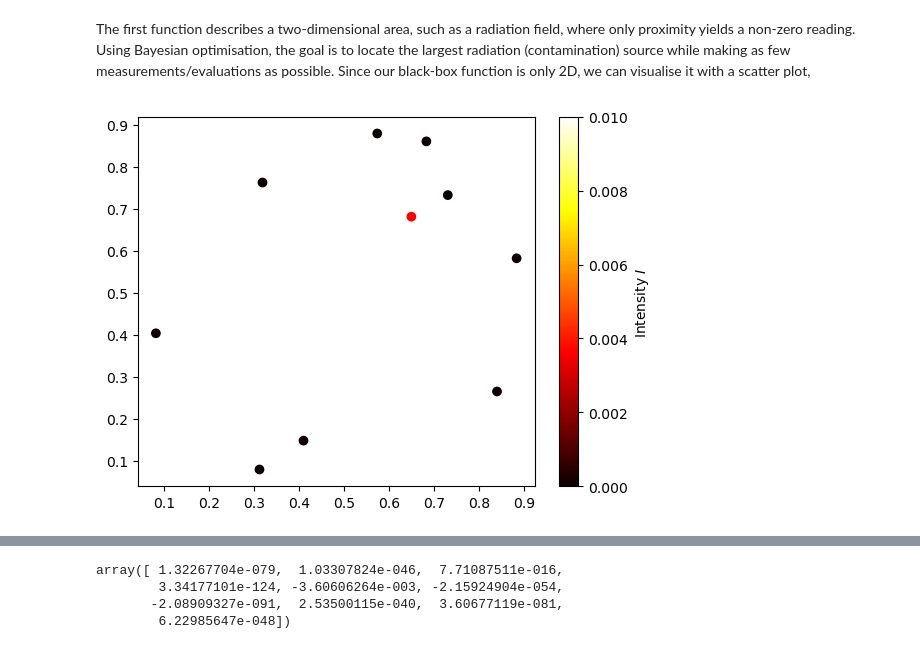
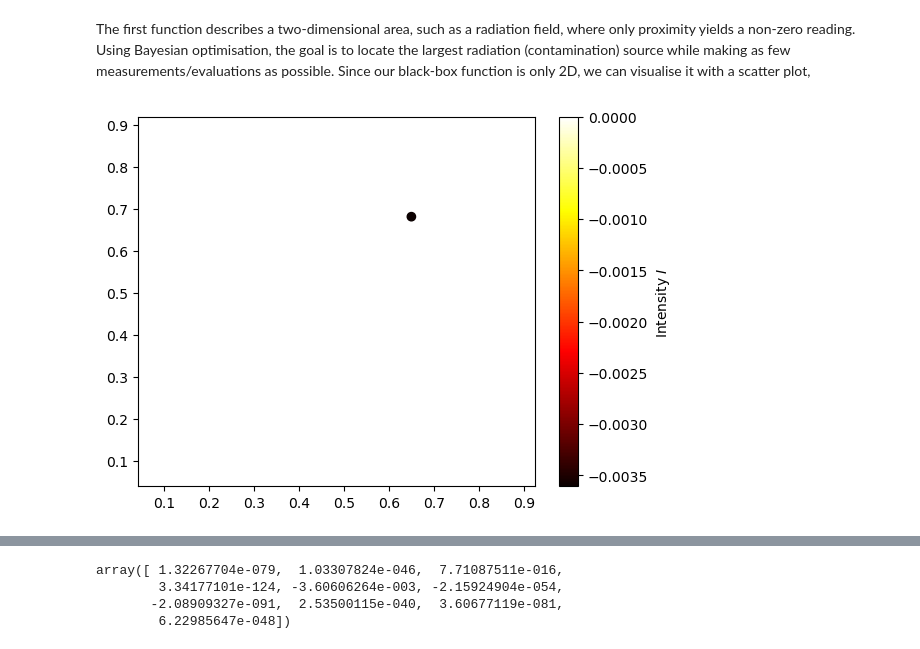
Before and after one commit to prithvi-ramrucha/Capstone-Project, a Jupyter notebook: Function 1/Function 1.ipynb, the cells around one changed output, grey strips where cells are left out. Cells and saved outputs as stored; diff of their text form; code cells hidden in the pictures.

```diff
--- a/Function 1/Function 1.ipynb
+++ b/Function 1/Function 1.ipynb
@@ -7,24 +7,24 @@ The first function describes a two-dimensional area, such as a radiation field,
 # %%
 # Depedencies,
 import numpy as np
 import matplotlib.pyplot as plt
 import matplotlib.patches as patches
 
 # SKOPT imports,
 from skopt import gp_minimize
 from skopt.space import Real
 from skopt.learning import GaussianProcessRegressor
 from skopt.learning.gaussian_process.kernels import RBF, ConstantKernel
 from skopt import Optimizer
 from joblib import dump, load
 
 # Loading known evaluations,
 X, y = np.load("initial_inputs.npy"), np.load("initial_outputs.npy")
 
 # Plotting,
-plt.scatter(X.T[0], X.T[1], c=-y, cmap="hot", vmax=0.01)
+plt.scatter(X.T[0], X.T[1], c=y, cmap="hot")
 plt.plot()
 plt.colorbar(label="Intensity $I$")
 plt.show()
 # %% [output]
-[figure, old version]
+[figure, new version]
```
Also changed, not shown: parts of 5 cells of this notebook, 4 other files.
